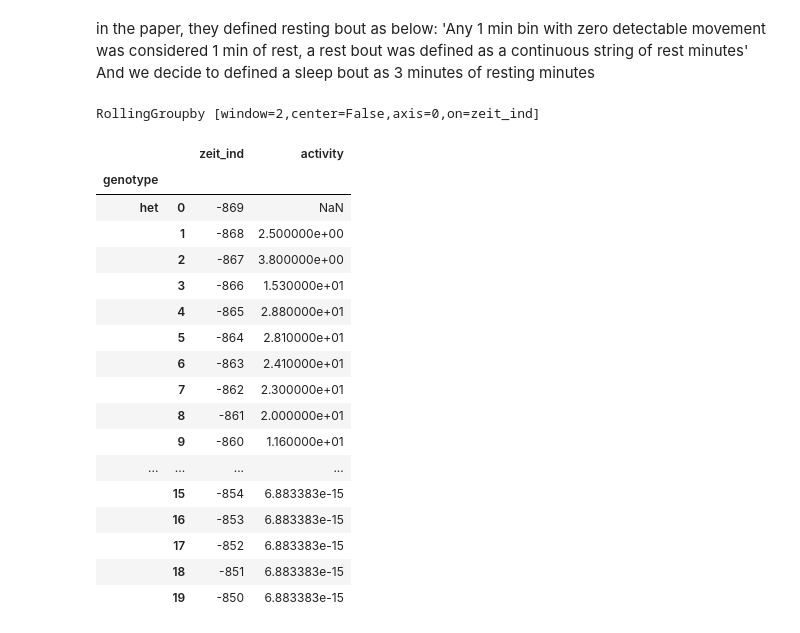
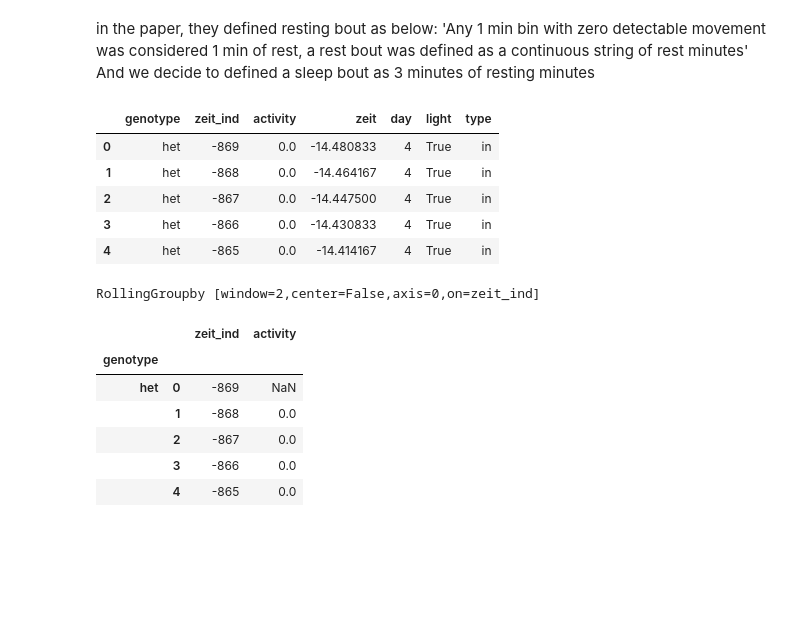
Before and after one commit to Xinhong111/Bi203, a Jupyter notebook: sandbox/hw2-2_X_3.ipynb, the cells around one changed output. Saved outputs shown, nothing was run; the diff lists cells and outputs as text; code cells hidden in the pictures; blank space fills up the shorter version.

```diff
--- a/sandbox/hw2-2_X_3.ipynb
+++ b/sandbox/hw2-2_X_3.ipynb
@@ -210,9 +212,19 @@ alt.Chart(median_df.loc[inds,:]
 in the paper, they defined resting bout as below:
 'Any 1 min bin with zero detectable movement was considered 1 min of rest, a rest bout was defined as a continuous string of rest minutes'
 And we decide to defined a sleep bout as 3 minutes of resting minutes
+# %%
+median_df = median_df.sort_values(by=['genotype', 'zeit_ind'])
+median_df.head()
+# %% [output]
+|  | genotype | zeit_ind | activity | zeit | day | light | type |
+| 0 | het | -869 | 0.0 | -14.480833 | 4 | True | in |
+| 1 | het | -868 | 0.0 | -14.464167 | 4 | True | in |
+| 2 | het | -867 | 0.0 | -14.447500 | 4 | True | in |
+| 3 | het | -866 | 0.0 | -14.430833 | 4 | True | in |
+| 4 | het | -865 | 0.0 | -14.414167 | 4 | True | in |
 # %%
 # Create GroupBy object
-grouped = df.groupby('genotype')['zeit_ind', 'activity']
+grouped = median_df.groupby('genotype')['zeit_ind', 'activity']
 
 # Make a RollingGroupby with window size of 3.
 rolling = grouped.rolling(window=2, on='zeit_ind')
@@ -222,26 +234,15 @@ rolling
 # %% [output]
 RollingGroupby [window=2,center=False,axis=0,on=zeit_ind]
 # %%
-df_rolling = rolling.sum()
+median_df_rolling = rolling.sum()
 
 # Take a look
-df_rolling.head(n=20)
+median_df_rolling.head()
 # %% [output]
 |  |  | zeit_ind | activity |
 | genotype |  |  |  |
 | het | 0 | -869 | NaN |
-|  | 1 | -868 | 2.500000e+00 |
-|  | 2 | -867 | 3.800000e+00 |
-|  | 3 | -866 | 1.530000e+01 |
-|  | 4 | -865 | 2.880000e+01 |
-|  | 5 | -864 | 2.810000e+01 |
-|  | 6 | -863 | 2.410000e+01 |
-|  | 7 | -862 | 2.300000e+01 |
-|  | 8 | -861 | 2.000000e+01 |
-|  | 9 | -860 | 1.160000e+01 |
-| ... | ... | ... | ... |
-|  | 15 | -854 | 6.883383e-15 |
-|  | 16 | -853 | 6.883383e-15 |
-|  | 17 | -852 | 6.883383e-15 |
-|  | 18 | -851 | 6.883383e-15 |
-|  | 19 | -850 | 6.883383e-15 |
+|  | 1 | -868 | 0.0 |
+|  | 2 | -867 | 0.0 |
+|  | 3 | -866 | 0.0 |
+|  | 4 | -865 | 0.0 |
```
Also changed, not shown: parts of 8 cells of this notebook.
